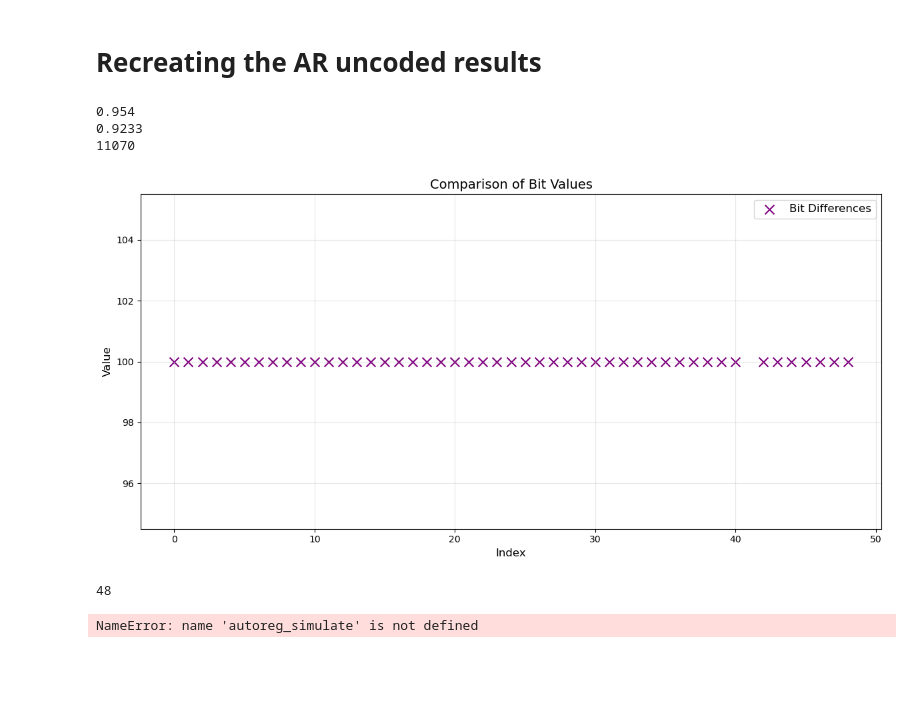
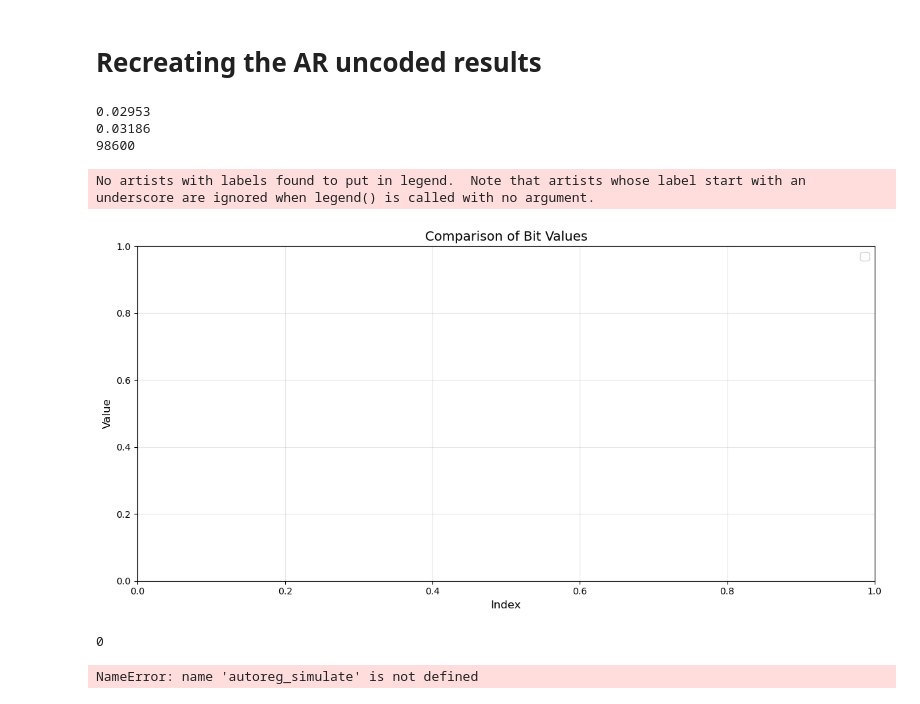
Before and after one commit to ssubrahmaniyan/wireless_channel_estimation, a Jupyter notebook: Release/Channel Prediction with LDPC/LDPC_AR.ipynb, the cells around one changed output. Cells and saved outputs as stored; diff of their text form; code cells hidden in the pictures; blank space fills up the shorter version.

```diff
--- a/Release/Channel Prediction with LDPC/LDPC_AR.ipynb
+++ b/Release/Channel Prediction with LDPC/LDPC_AR.ipynb
@@ -474,11 +478,11 @@ def generate_channels_for_doppler_frequencies(Fd, Fs, N):
 # %%
-Fd = 1000
-Fs = 100000
-N = 100000
-# Generate and save channels for the given Doppler frequency.
-generate_channels_for_doppler_frequencies(Fd, Fs, N)
+# Fd = 1000
+# Fs = 100000
+# N = 100000
+# # Generate and save channels for the given Doppler frequency.
+# generate_channels_for_doppler_frequencies(Fd, Fs, N)
 
-# Load the complex channel values from the file.
-with open("channels.txt", "r") as f:
-    channel_vals = [json.loads(line)[0] for line in f]
-channel_vals = np.array([complex(re, im) for re, im in channel_vals])
+# # Load the complex channel values from the file.
+# with open("channels.txt", "r") as f:
+#     channel_vals = [json.loads(line)[0] for line in f]
+# channel_vals = np.array([complex(re, im) for re, im in channel_vals])
@@ -609,21 +626,22 @@ def autoreg_simulate(Fd, Fs, channel_vals, mse_threshold, N, ebno_db, packet_siz
 # %%
 Fs = 100000  # Sampling frequency
-Fd = 1000    # Doppler frequency
+Fd = 100    # Doppler frequency
 mse_threshold = 0.1  # Threshold for MSE
 N = 100000   # Total samples
 ebno_db = 10     # Signal-to-noise ratio in dB (interpreted as Eb/N0 for coded system)
-packet_size = 30  # Bits per packet
-pilot_size = 20  # Pilot bits
-var_order = 20  # VAR model order
-initial_pilots = 22  # Initial pilots
+packet_size = 50  # Bits per packet
+pilot_size = 50  # Pilot bits
+var_order = 25  # VAR model order
+initial_pilots = 27  # Initial pilots
+channel_vals = jakes_doppler(N, 1, Fs, Fd)
 retrans_frequency, ber, data_bits1, dbar1, total_bits_ber = autoreg_simulate(Fd, Fs, channel_vals, mse_threshold, N, ebno_db, packet_size, pilot_size, var_order, initial_pilots)
 print(retrans_frequency)
 print(ber)
 print(total_bits_ber)
 # %% [output]
-0.954
-0.9233
-11070
+0.02953
+0.03186
+98600
 # %%
 x = np.arange(0, 50)
 # Create a figure and axis
@@ -637,36 +655,37 @@ if isinstance(data_bits1, tf.Tensor):
 
 # # Plot the original encoded bits
 if isinstance(dbar1, tf.Tensor):
     dbar2 = dbar1.numpy()
 
-re_encoded_flat = data_bits2.flatten()[:50]
+re_encoded_flat = data_bits1.flatten()[:50]
 encoded_flat = dbar1.flatten()[:50]
 
 # Find points where re_encoded_bits and encoded_bits differ
 diff_indices = np.where(re_encoded_flat != encoded_flat)[0]
 
 # Plot these points at a value of 100
 if len(diff_indices) > 0:
     plt.scatter(diff_indices, np.ones_like(diff_indices) * 100,
                 color='purple', s=100, marker='x', label='Bit Differences')
 
 # Plot the constant value of 10
 #plt.axhline(y=10, color='k', linestyle='--', label='Threshold=10')
 
 # Add labels and legend
 plt.xlabel('Index', fontsize=12)
 plt.ylabel('Value', fontsize=12)
 plt.title('Comparison of Bit Values', fontsize=14)
 plt.legend(fontsize=12)
 plt.grid(True, alpha=0.3)
 
 # Show the plot
 plt.tight_layout()
 plt.show()
 print(len(diff_indices))
 # %% [output]
+No artists with labels found to put in legend.  Note that artists whose label start with an underscore are ignored when legend() is called with no argument.
-[figure, old version]
+[figure, new version]
-48
+0
 # %%
 # Specifying certain parameters
 # Number of pilots we transmit in a single retransmission
```
Also changed, not shown: parts of 20 cells of this notebook.
